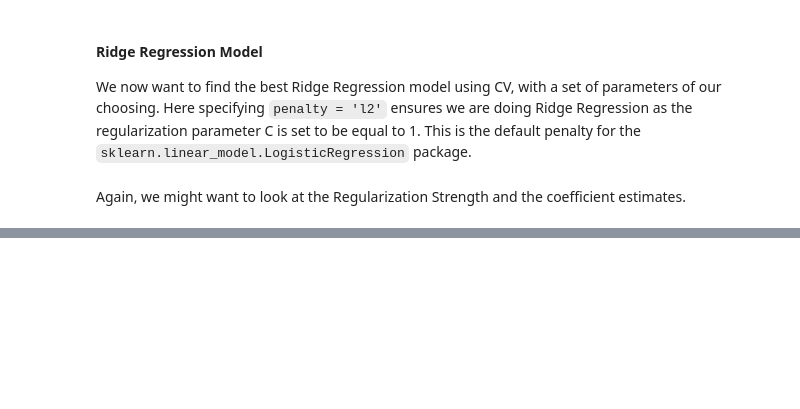
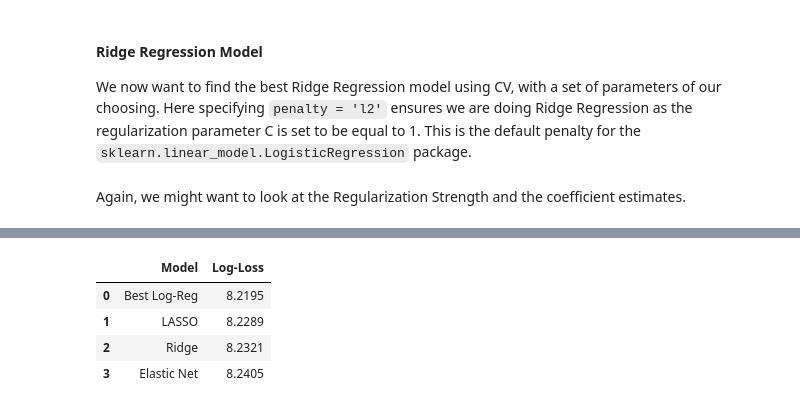
Before and after one commit to Ambaright/ST-554-Homework-7, a Jupyter notebook: Baright_ST554_Homework_7.ipynb, the cells around one changed output, grey strips where cells are left out. Saved outputs shown, nothing was run; the diff lists cells and outputs as text; code cells hidden in the pictures; blank space fills up the shorter version.

Commit message:
Test Classification with Model Metrics

```diff
--- a/Baright_ST554_Homework_7.ipynb
+++ b/Baright_ST554_Homework_7.ipynb
@@ -590,0 +604,6 @@ Coefficients:  [[-0.0564031  -1.1119313   0.34663442  3.42034966 -0.86422863 -0.
+# %%
+ridge_c_best = LogisticRegression(
+    penalty='l2',
+    C = ridge_c_cv.C_[0],
+    random_state=42,
+    max_iter=10000).fit(X_train_c, y_train_c)
@@ -590,0 +614,9 @@ Coefficients:  [[-0.0564031  -1.1119313   0.34663442  3.42034966 -0.86422863 -0.
+# %%
+elastic_c_cv = LogisticRegressionCV(
+    penalty='elasticnet',
+    solver='saga',
+    l1_ratios = [0.1, 0.25, 0.5, 0.75, 0.9, 0.95, 0.96, 0.98, 0.99, 1],
+    cv=5,
+    Cs = 250,
+    random_state=42,
+    max_iter=10000).fit(X_train_c, y_train_c)
@@ -590,0 +636,8 @@ Coefficients:  [[-0.0564031  -1.1119313   0.34663442  3.42034966 -0.86422863 -0.
+# %%
+elastic_c_best = LogisticRegression(
+    penalty='elasticnet',
+    solver='saga',
+    l1_ratio = elastic_c_cv.l1_ratio_[0],
+    C = elastic_c_cv.C_[0],
+    random_state=42,
+    max_iter=10000).fit(X_train_c, y_train_c)
@@ -590,0 +652,28 @@ Coefficients:  [[-0.0564031  -1.1119313   0.34663442  3.42034966 -0.86422863 -0.
+# %%
+class_models = {
+    "Best Log-Reg": mlogr_best,
+    "LASSO": lasso_c_best,
+    "Ridge": ridge_c_best,
+    "Elastic Net": elastic_c_best
+}
+
+classification_results_ll = []
+
+for name, model in class_models.items():
+    y_prob = model.predict_proba(X_test_c)
+
+    loss = log_loss(y_test_c, y_prob)
+
+    classification_results_ll.append({
+        "Model": name,
+        "Log-Loss": round(loss, 4)
+    })
+
+# Display Results
+pd.DataFrame(classification_results_ll)
+# %% [output]
+|  | Model | Log-Loss |
+| 0 | Best Log-Reg | 8.2195 |
+| 1 | LASSO | 8.2289 |
+| 2 | Ridge | 8.2321 |
+| 3 | Elastic Net | 8.2405 |
```
Also changed, not shown: parts of 17 cells of this notebook.
